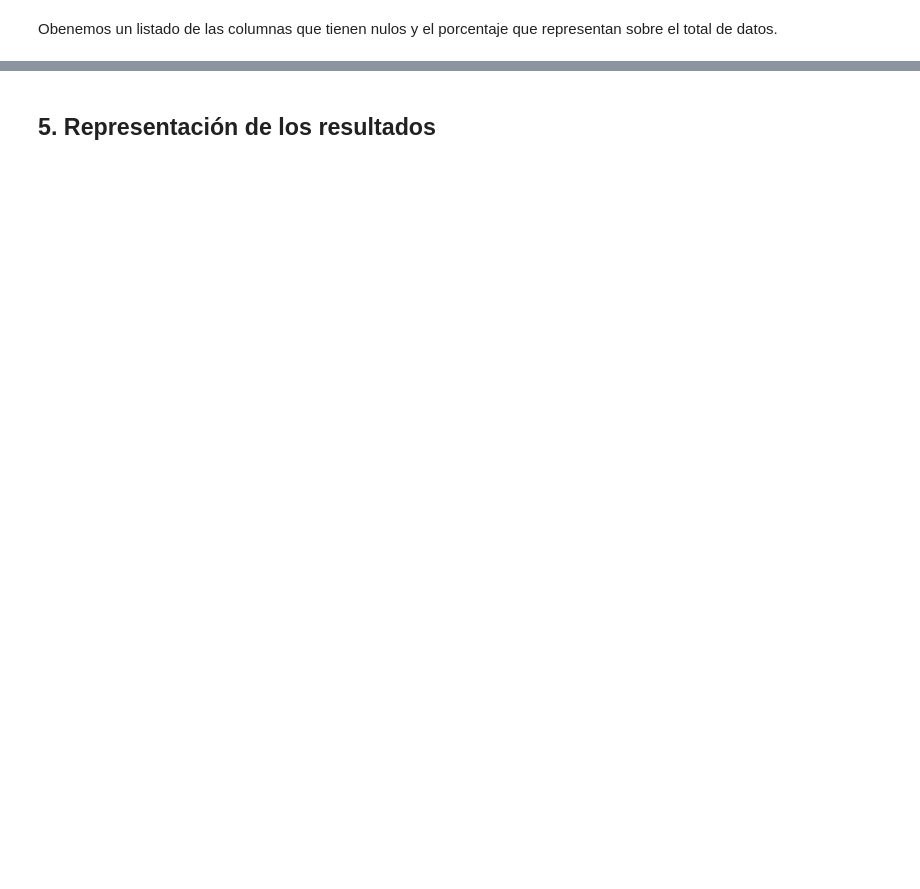
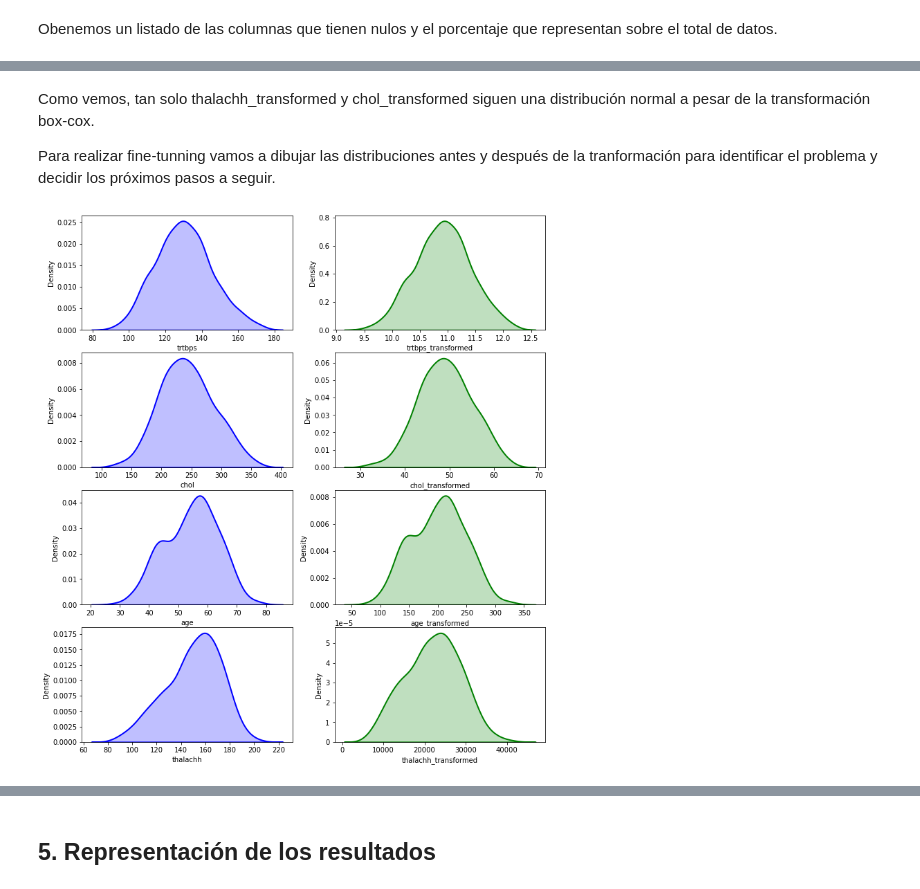
Before and after one commit to Carlos-Perez-Ha/PRA2, a Jupyter notebook: Heart_attack_analysis.ipynb, the cells around one changed output, grey strips where cells are left out. Saved outputs shown, nothing was run; the diff lists cells and outputs as text; code cells hidden in the pictures; blank space fills up the shorter version.

```diff
--- a/Heart_attack_analysis.ipynb
+++ b/Heart_attack_analysis.ipynb
@@ -370,0 +278,3 @@ En el histograma se aprecia una inclinación hacia la derecha.
+# %%
+data = df.copy()
+data.head()
@@ -370,0 +319,3 @@ En el histograma se aprecia una inclinación hacia la derecha.
+# %%
+for col in features:
+    shapiro_test_normality(data[col], col)
@@ -370,0 +344,12 @@ En el histograma se aprecia una inclinación hacia la derecha.
+# %%
+from scipy.stats import boxcox
+
+def boxcox_transform(data, col):
+    fitted_data, fitted_lambda = boxcox(data)
+    shapiro_test_normality(fitted_data, col)
+    return fitted_data
+# %%
+for col in features:
+    transformed_col = f"{col}_transformed"
+    tranformed_data  = boxcox_transform(data[col], transformed_col)
+    data[transformed_col] = tranformed_data
@@ -370,0 +372,30 @@ En el histograma se aprecia una inclinación hacia la derecha.
+# %% [markdown]
+Como vemos, tan solo thalachh_transformed y chol_transformed siguen una distribución normal a pesar de la transformación box-cox.
+
+Para realizar fine-tunning vamos a dibujar las distribuciones antes y después de la tranformación para identificar el problema y decidir los próximos pasos a seguir.
+# %%
+import matplotlib.pyplot as plt
+import seaborn as sns
+
+extended_features = []
+
+fig, ax = plt.subplots(len(features), 2)
+
+for idx, col in enumerate(features):
+    transformed_col = f"{col}_transformed"
+
+    sns.distplot(data[col], hist = False, kde = True,\
+                    kde_kws = {'shade': True, 'linewidth': 2}, \
+                    label = "Original data", color ="blue", ax = ax[idx][0])
+    sns.distplot(data[transformed_col], hist = False, kde = True, \
+                    kde_kws = {'shade': True, 'linewidth': 2},\
+                    label = "Transformed data", color ="green", ax = ax[idx][1])
+
+    extended_features.append(col)
+    extended_features.append(transformed_col)
+
+# rescaling the subplots
+fig.set_figheight(14)
+fig.set_figwidth(12)
+# %% [output]
+[figure, added]
```
Also changed, not shown: parts of 160 cells of this notebook, 1 other file.
